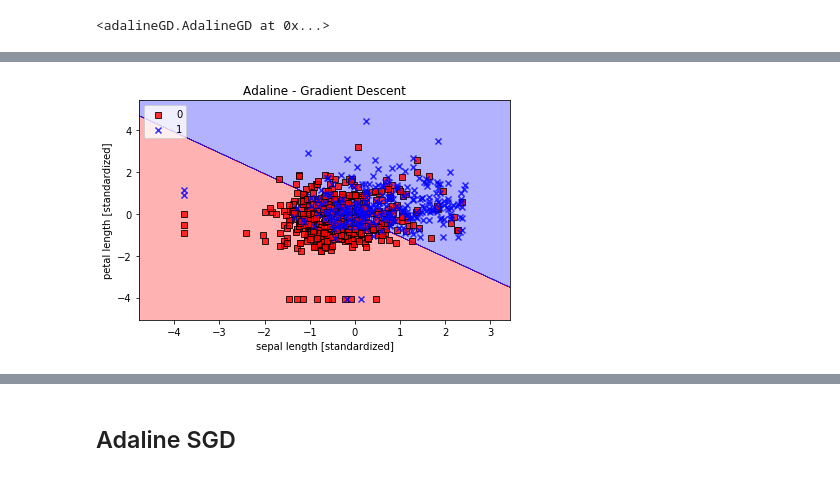
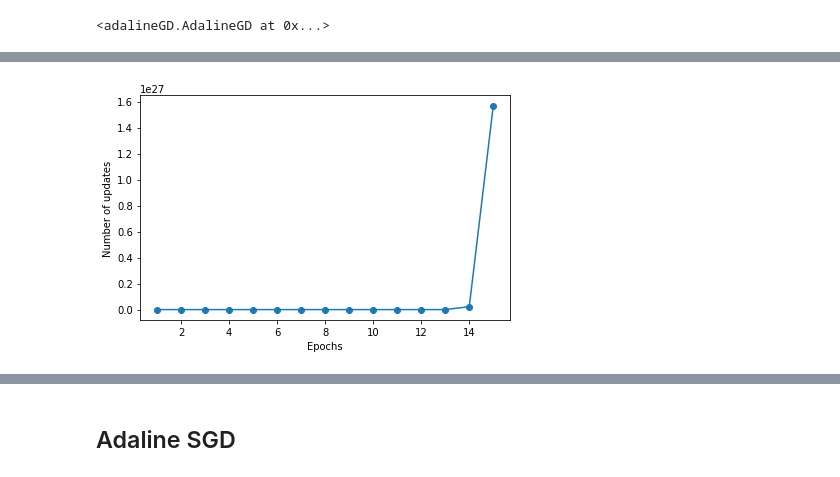
Before and after one commit to GabrielCzar/jupyter_notebook, a Jupyter notebook: library/Lista8 - Decision Regions.ipynb, the cells around one changed output, grey strips where cells are left out. Cells and saved outputs as stored; diff of their text form; code cells hidden in the pictures.

```diff
--- a/library/Lista8 - Decision Regions.ipynb
+++ b/library/Lista8 - Decision Regions.ipynb
@@ -116,6 +127,6 @@ plt.show()
 # %%
 ada = AdalineGD(n_iter=15, eta=0.01)
 # %%
-ada.fit(X_transf, y)
+ada.fit(Xtransf, y)
 # %% [output]
 <adalineGD.AdalineGD at 0x...>
@@ -131,11 +133,4 @@ plt.show()
-# %%
-plot_decision_regions(X_transf, y, classifier=ada)
-plt.title('Adaline - Gradient Descent')
-plt.xlabel('sepal length [standardized]')
-plt.ylabel('petal length [standardized]')
-plt.legend(loc='upper left')
-plt.tight_layout()
-# plt.savefig('images/02_14_1.png', dpi=300)
-plt.show()
-# %% [output]
-[figure, removed]
+# %%
+plot_updates(ada)
+# %% [output]
+[figure, added]
```
Also changed, not shown: parts of 41 cells of this notebook.
